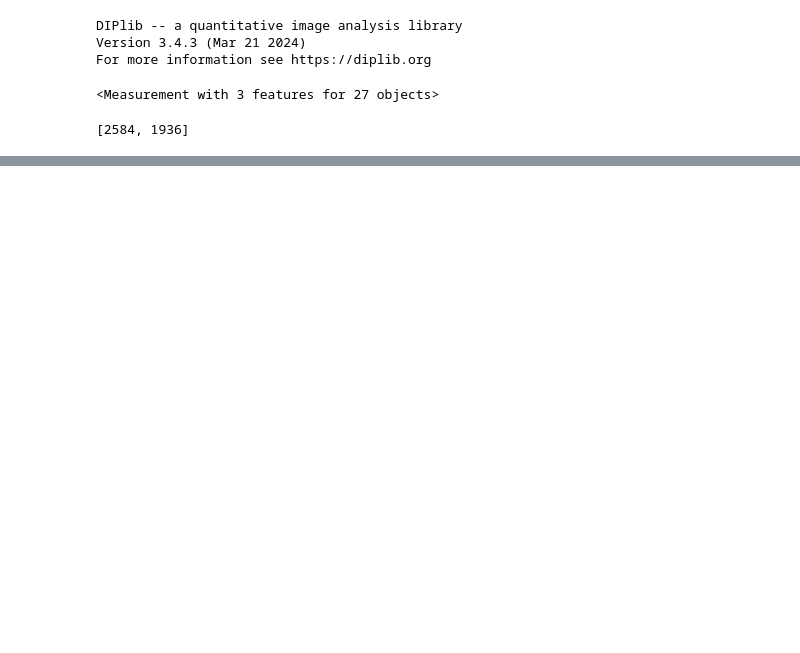
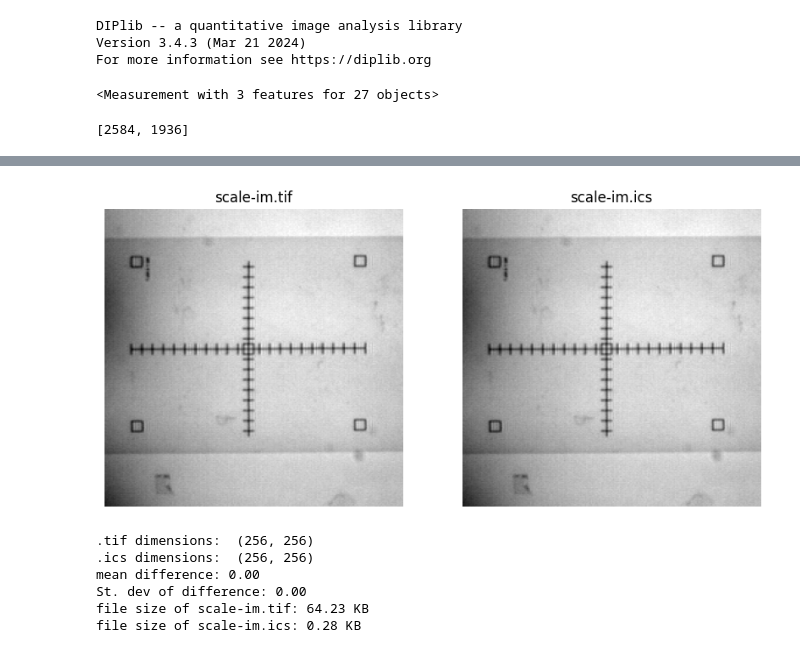
Before and after one commit to bramvaneerden/IA_Assignments, a Jupyter notebook: A3/explore.ipynb, the cells around one changed output, grey strips where cells are left out. Cells and saved outputs as stored; diff of their text form; code cells hidden in the pictures; blank space fills up the shorter version.

```diff
--- a/A3/explore.ipynb
+++ b/A3/explore.ipynb
@@ -81,0 +104,51 @@ Distances: 19.83 ± 0.05
+# %%
+import diplib as dip
+import numpy as np
+import os
+import matplotlib.pyplot as plt
+
+img_folder = 'images'
+
+img_tif = dip.ImageReadTIFF(f'{img_folder}/scale-img.tif')
+img_ics = dip.ImageReadICS(f'{img_folder}/scale-img.ics')
+
+img_tif_data = np.asarray(img_tif)
+img_ics_data = np.asarray(img_ics)
+
+#images
+plt.figure(figsize=(10, 5))
+plt.subplot(1, 2, 1)
+plt.imshow(img_tif_data, cmap='gray')
+plt.title('scale-im.tif')
+plt.axis('off')
+
+plt.subplot(1, 2, 2)
+plt.imshow(img_ics_data, cmap='gray')
+plt.title('scale-im.ics')
+plt.axis('off')
+
+plt.show()
+
+print(".tif dimensions: ", img_tif_data.shape, "\n.ics dimensions: ", img_ics_data.shape)
+
+
+# diff calculation
+difference = np.abs(img_tif_data - img_ics_data)
+mean_difference = np.mean(difference)
+std_difference = np.std(difference)
+print(f"mean difference: {mean_difference:.2f}")
+print(f"St. dev of difference: {std_difference:.2f}")
+
+file_size_tif = os.path.getsize(f'{img_folder}/scale-img.tif')
+file_size_ics = os.path.getsize(f'{img_folder}/scale-img.ics')
+
+print(f"file size of scale-im.tif: {file_size_tif / 1024:.2f} KB")
+print(f"file size of scale-im.ics: {file_size_ics / 1024:.2f} KB")
+# %% [output]
+[figure, added]
+.tif dimensions:  (256, 256)
+.ics dimensions:  (256, 256)
+mean difference: 0.00
+St. dev of difference: 0.00
+file size of scale-im.tif: 64.23 KB
+file size of scale-im.ics: 0.28 KB
```
Also changed, not shown: parts of 7 cells of this notebook.
